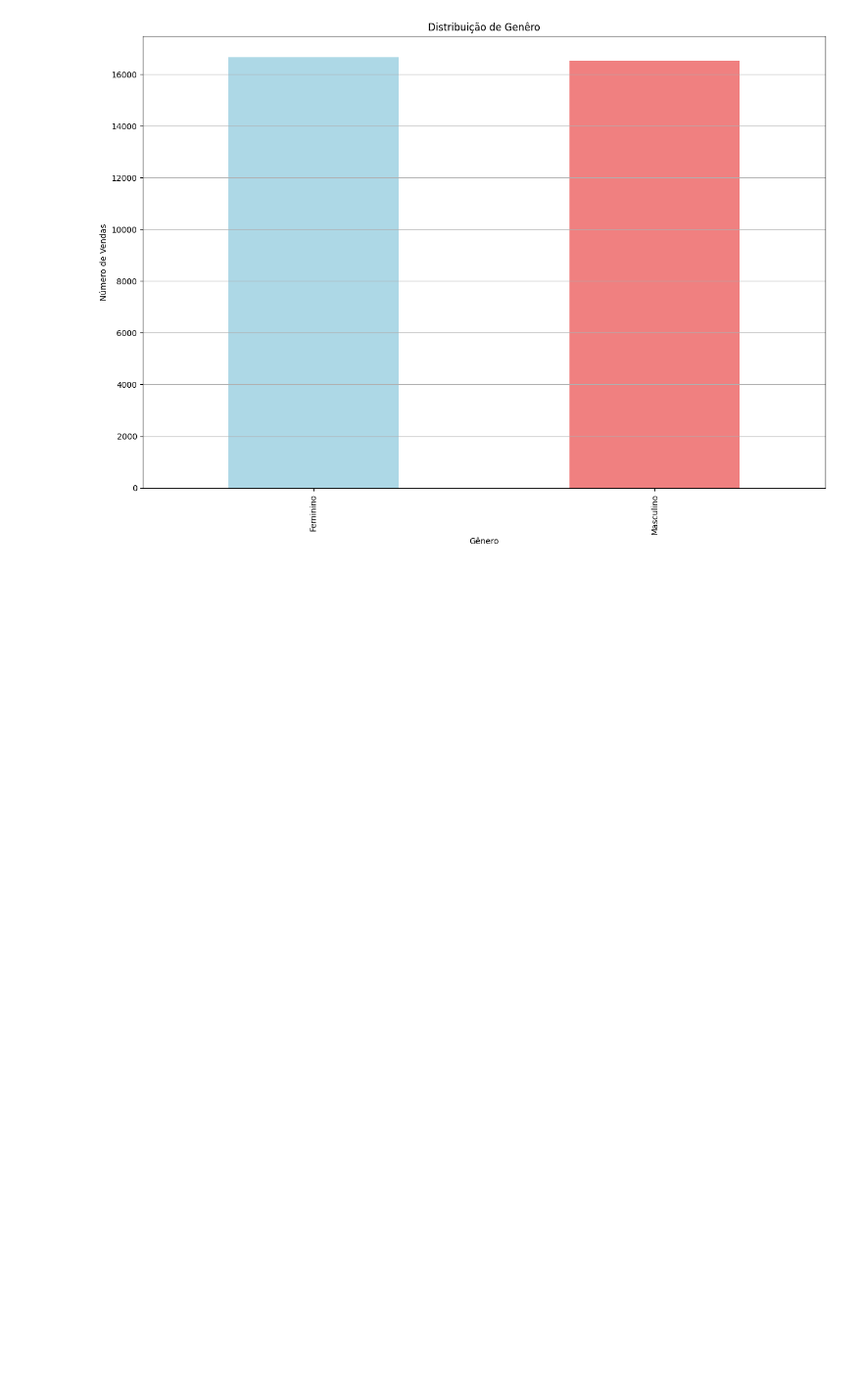
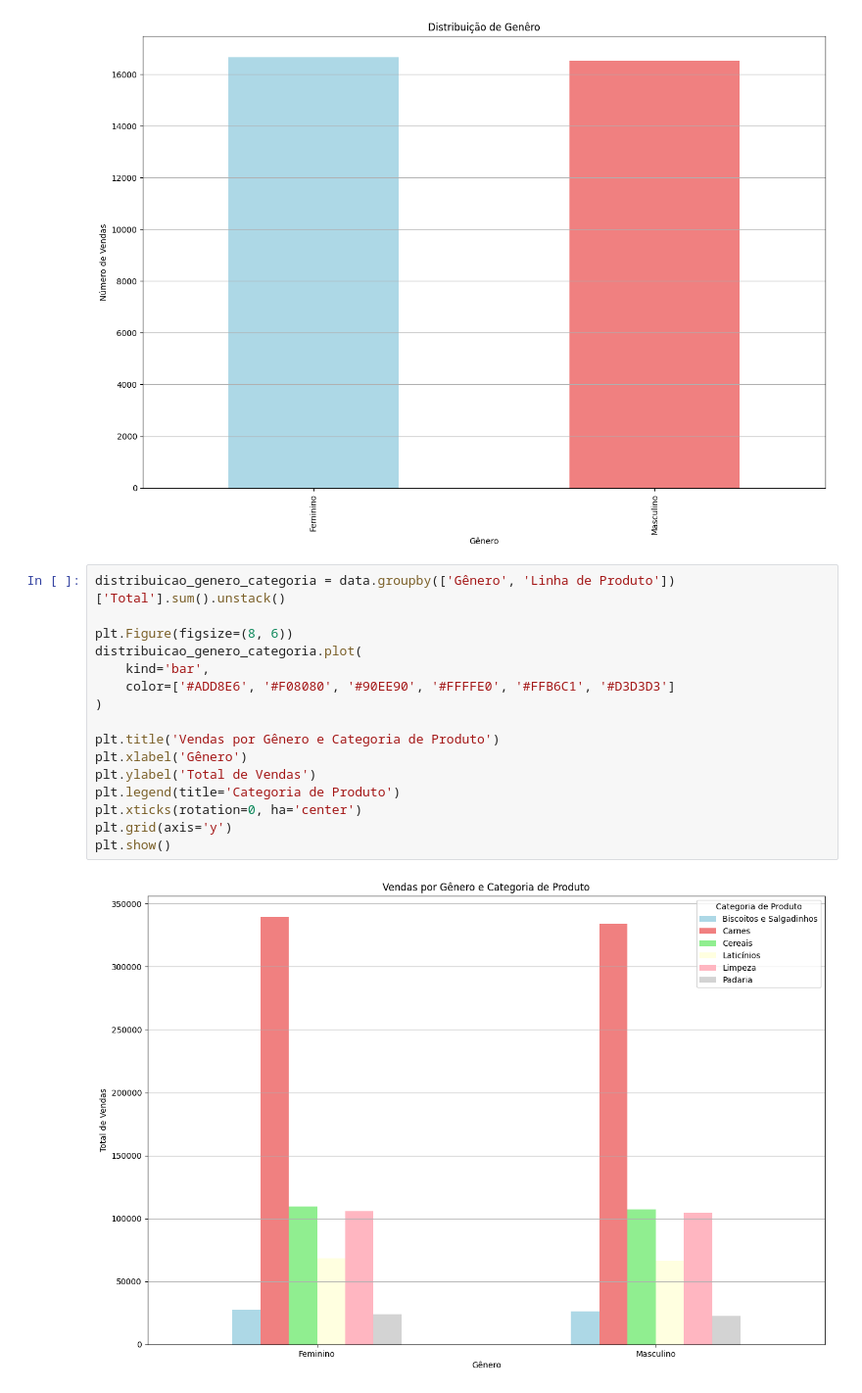
Before and after one commit to aasjunior/dsm6-md, a Jupyter notebook: aulas/vendas_supermercado/vendas_supermercado.ipynb, the cells around one changed output. Shown: that part at 98% size. Drawn from its saved outputs; the diff is of its cells as text; blank space fills up the shorter version.

Commit message:
vendas_supermercado: grafico venda por gênero e categoria de produto

```diff
--- a/aulas/vendas_supermercado/vendas_supermercado.ipynb
+++ b/aulas/vendas_supermercado/vendas_supermercado.ipynb
@@ -237,3 +237,21 @@ plt.grid(axis='y')
 plt.show()
 # %% [output]
 [figure]
+# %%
+distribuicao_genero_categoria = data.groupby(['Gênero', 'Linha de Produto'])['Total'].sum().unstack()
+
+plt.Figure(figsize=(8, 6))
+distribuicao_genero_categoria.plot(
+    kind='bar',
+    color=['#ADD8E6', '#F08080', '#90EE90', '#FFFFE0', '#FFB6C1', '#D3D3D3']
+)
+
+plt.title('Vendas por Gênero e Categoria de Produto')
+plt.xlabel('Gênero')
+plt.ylabel('Total de Vendas')
+plt.legend(title='Categoria de Produto')
+plt.xticks(rotation=0, ha='center')
+plt.grid(axis='y')
+plt.show()
+# %% [output]
+[figure, added]
```
